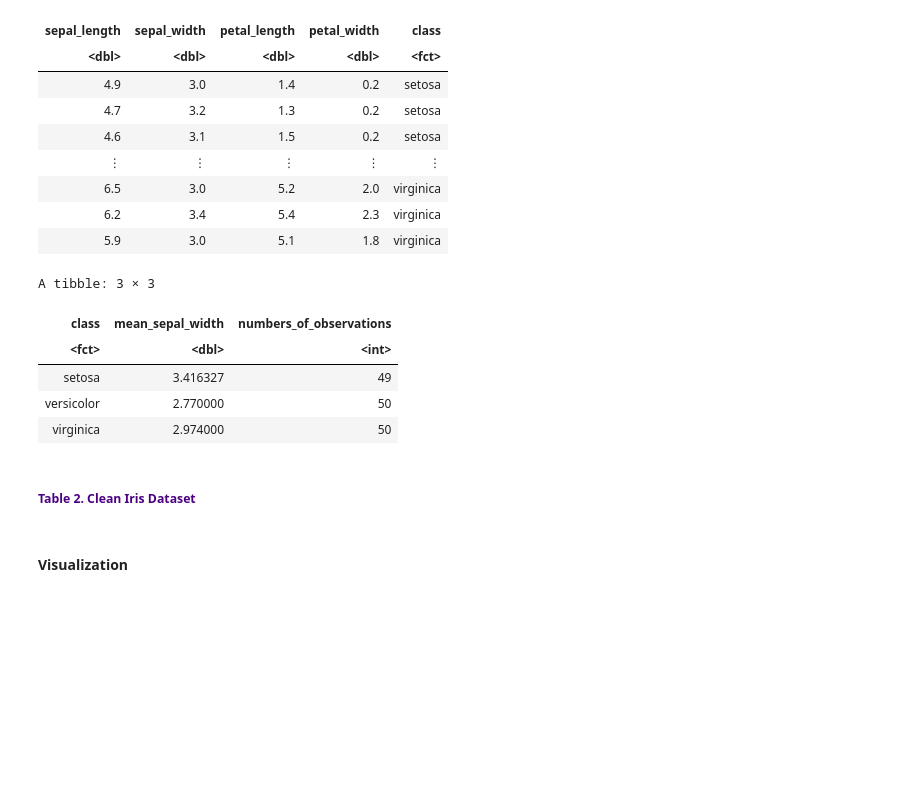
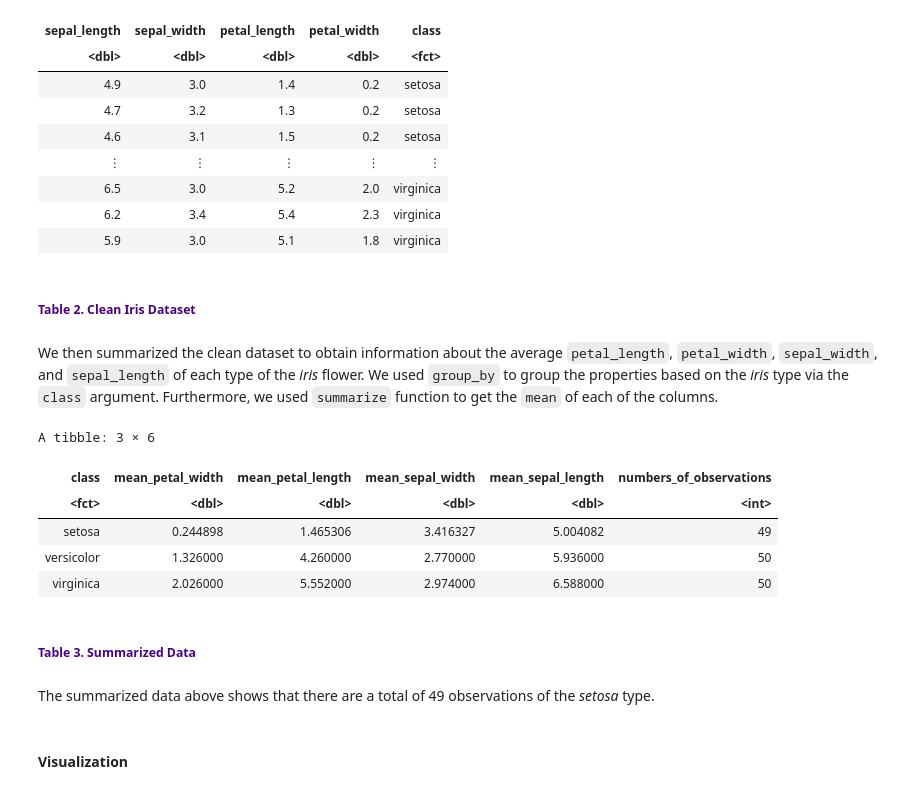
Before and after one commit to chilux00/dsci100-004-15, a Jupyter notebook: iris_prediction.ipynb, the cells around one changed output. Cells and saved outputs as stored; diff of their text form; code cells hidden in the pictures; blank space fills up the shorter version.

Commit message:
Summarized the data and added descriptions

```diff
--- a/iris_prediction.ipynb
+++ b/iris_prediction.ipynb
@@ -94,21 +94,30 @@ A tibble: 149 × 5
 | 6.5 | 3.0 | 5.2 | 2.0 | virginica |
 | 6.2 | 3.4 | 5.4 | 2.3 | virginica |
 | 5.9 | 3.0 | 5.1 | 1.8 | virginica |
-# %%
-iris_summary <- iris_clean |>
-group_by (class) |>
-summarize (mean_sepal_width = mean(sepal_width),
-          numbers_of_observations=n())
-iris_summary
-# %% [output]
-A tibble: 3 × 3
-| class | mean_sepal_width | numbers_of_observations |
-| <fct> | <dbl> | <int> |
-| setosa | 3.416327 | 49 |
-| versicolor | 2.770000 | 50 |
-| virginica | 2.974000 | 50 |
 # %% [markdown]
 ##### <font color="#4B0082"> Table 2. Clean Iris Dataset
+# %% [markdown]
+We then summarized the clean dataset to obtain information about the average `petal_length`, `petal_width`, `sepal_width`, and `sepal_length` of each type of the *iris* flower. We used `group_by` to group the properties based on the *iris* type via the `class` argument. Furthermore, we used `summarize` function to get the `mean` of each of the columns.
+# %%
+iris_summary <- iris_clean |>
+group_by (class) |>
+summarize (mean_petal_width = mean(petal_width),
+           mean_petal_length = mean (petal_length),
+           mean_sepal_width = mean (sepal_width),
+           mean_sepal_length = mean (sepal_length),
+          numbers_of_observations=n())
+iris_summary
+# %% [output]
+A tibble: 3 × 6
+| class | mean_petal_width | mean_petal_length | mean_sepal_width | mean_sepal_length | numbers_of_observations |
+| <fct> | <dbl> | <dbl> | <dbl> | <dbl> | <int> |
+| setosa | 0.244898 | 1.465306 | 3.416327 | 5.004082 | 49 |
+| versicolor | 1.326000 | 4.260000 | 2.770000 | 5.936000 | 50 |
+| virginica | 2.026000 | 5.552000 | 2.974000 | 6.588000 | 50 |
+# %% [markdown]
+##### <font color="#4B0082"> Table 3. Summarized Data
+# %% [markdown]
+The summarized data above shows that there are a total of 49 observations of the *setosa* type.
 # %% [markdown]
 #### Visualization
 # %% [markdown]
```
